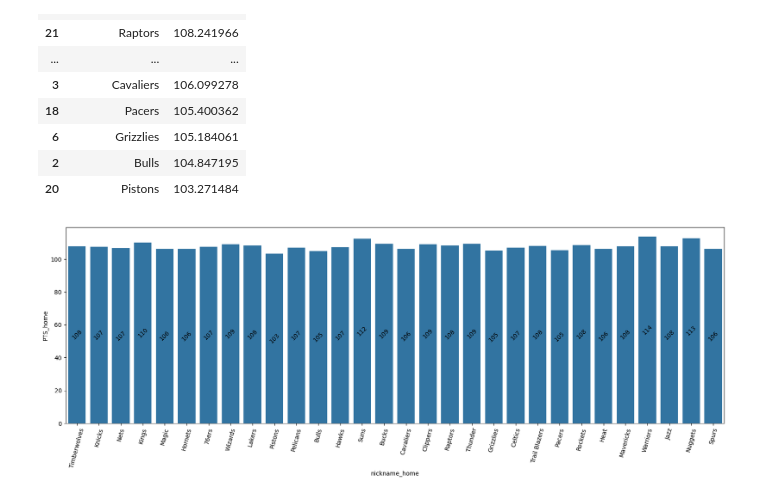
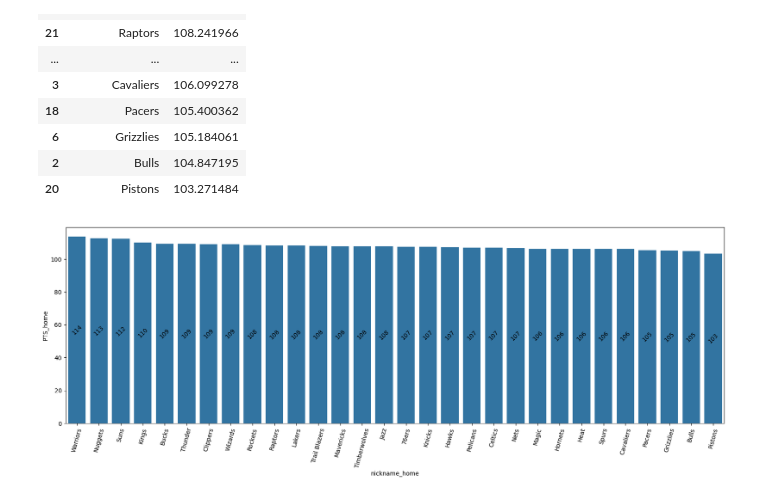
Before and after one commit to alexakh95/Game_prediction, a Jupyter notebook: nba_game_prediction.ipynb, the cells around one changed output. Cells and saved outputs as stored; diff of their text form; code cells hidden in the pictures.

```diff
--- a/nba_game_prediction.ipynb
+++ b/nba_game_prediction.ipynb
@@ -205,5 +205,4 @@ games.head()
 # %% [markdown]
 Games Table: This table contains the scores for each game. By creating separate data frames for home and away games, I can analyze the team's performance based on whether they played at home or away.
 # %%
-teams = teams[["TEAM_ID", "CITY", "NICKNAME"]]
-teams.head()
+teams = teams[["TEAM_ID", "CITY", "NICKNAME"]].rename(columns={"CITY": "team_city", "NICKNAME": "team_name"})
@@ -229,7 +239,7 @@ home_games.head()
 # %%
 home_games = home_games.rename(columns={
-    "CITY" : "city_home",
-    "NICKNAME" : "nickname_home"
+    "team_city" : "city_home",
+    "team_name" : "nickname_home"
 })
 # %%
 both_games = pd.merge(home_games, teams, left_on= "TEAM_ID_away", right_on="TEAM_ID", how="inner")
@@ -268,6 +278,6 @@ Index(['GAME_DATE_EST', 'GAME_ID', 'GAME_STATUS_TEXT', 'HOME_TEAM_ID',
       dtype='object')
 # %%
 # Correct way to select specific columns
-games_stats = games_stats[["GAME_DATE_EST", "GAME_ID", "GAME_STATUS_TEXT", "SEASON", "city_home", "nickname_home", "CITY", "NICKNAME", "PTS_home", "PTS_away", "HOME_TEAM_WINS"]]
+games_stats = games_stats[["GAME_DATE_EST", "GAME_ID", "GAME_STATUS_TEXT", "SEASON", "city_home", "nickname_home", "team_city", "team_name", "PTS_home", "PTS_away", "HOME_TEAM_WINS"]]
 games_stats
 # %% [output]
@@ -418,9 +428,9 @@ home_wins
 | 20 | Pistons | 103.271484 |
 # %%
 plt.figure(figsize=(20,6))
-ax = sns.barplot(data=home_wins, x="nickname_home", y="PTS_home", order=losses_by_team["nickname_home"])
+ax = sns.barplot(data=home_wins, x="nickname_home", y="PTS_home", order=home_wins["nickname_home"])
 ax.bar_label(ax.containers[-1], fmt="%.0f", label_type="center", rotation=45)
 plt.xticks(rotation=75)
 plt.show()
 # %% [output]
-[figure, old version]
+[figure, new version]
```
Also changed, not shown: parts of 22 cells of this notebook.
